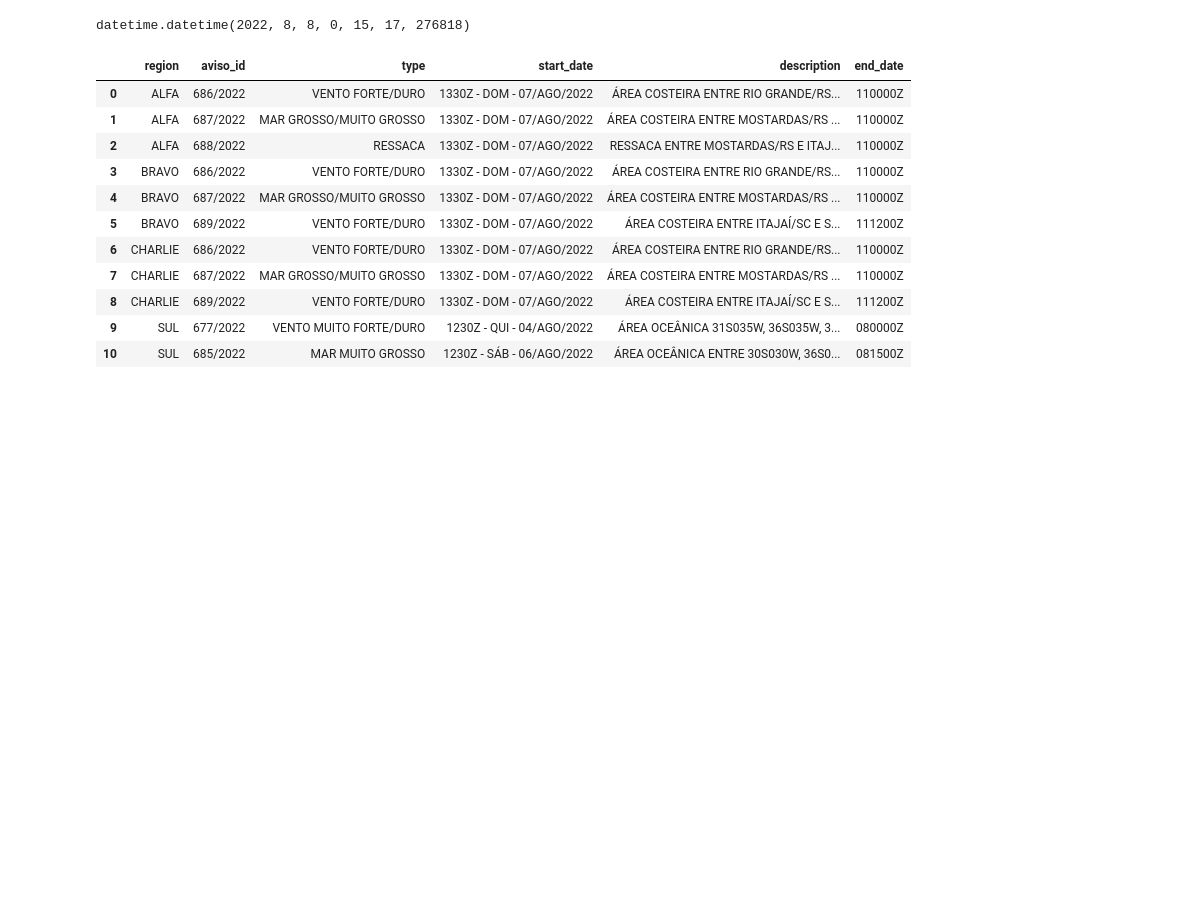
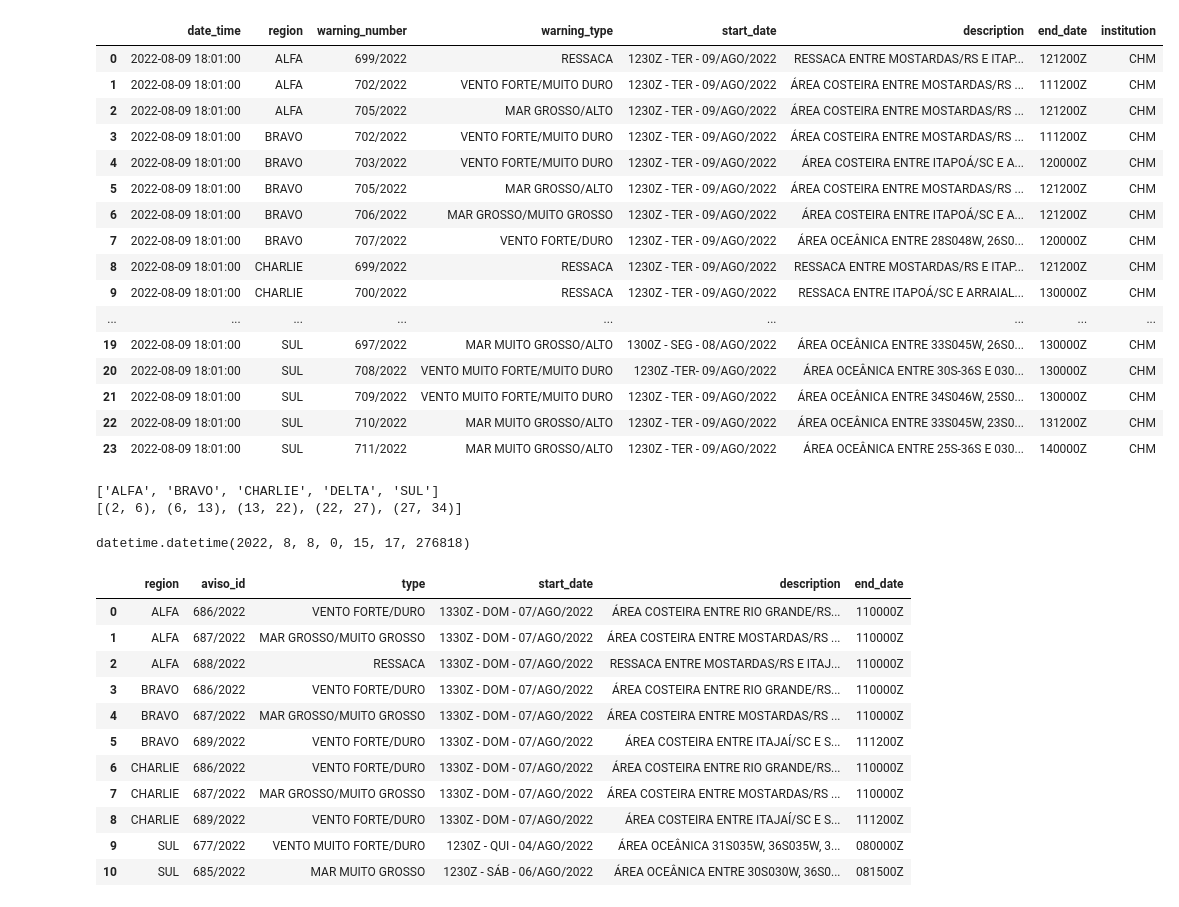
Before and after one commit to soutobias/oceanoobsbrasil, a Jupyter notebook: notebooks/chm.ipynb, the cells around one changed output. Saved outputs shown, nothing was run; the diff lists cells and outputs as text; code cells hidden in the pictures; blank space fills up the shorter version.

```diff
--- a/notebooks/chm.ipynb
+++ b/notebooks/chm.ipynb
@@ -20,0 +46,20 @@ w = WeatherWarning()
+# %%
+w.result
+# %% [output]
+|  | date_time | region | warning_number | warning_type | start_date | description | end_date | institution |
+| 0 | 2022-08-09 18:01:00 | ALFA | 699/2022 | RESSACA | 1230Z - TER - 09/AGO/2022 | RESSACA ENTRE MOSTARDAS/RS E ITAP... | 121200Z | CHM |
+| 1 | 2022-08-09 18:01:00 | ALFA | 702/2022 | VENTO FORTE/MUITO DURO | 1230Z - TER - 09/AGO/2022 | ÁREA COSTEIRA ENTRE MOSTARDAS/RS ... | 111200Z | CHM |
+| 2 | 2022-08-09 18:01:00 | ALFA | 705/2022 | MAR GROSSO/ALTO | 1230Z - TER - 09/AGO/2022 | ÁREA COSTEIRA ENTRE MOSTARDAS/RS ... | 121200Z | CHM |
+| 3 | 2022-08-09 18:01:00 | BRAVO | 702/2022 | VENTO FORTE/MUITO DURO | 1230Z - TER - 09/AGO/2022 | ÁREA COSTEIRA ENTRE MOSTARDAS/RS ... | 111200Z | CHM |
+| 4 | 2022-08-09 18:01:00 | BRAVO | 703/2022 | VENTO FORTE/MUITO DURO | 1230Z - TER - 09/AGO/2022 | ÁREA COSTEIRA ENTRE ITAPOÁ/SC E A... | 120000Z | CHM |
+| 5 | 2022-08-09 18:01:00 | BRAVO | 705/2022 | MAR GROSSO/ALTO | 1230Z - TER - 09/AGO/2022 | ÁREA COSTEIRA ENTRE MOSTARDAS/RS ... | 121200Z | CHM |
+| 6 | 2022-08-09 18:01:00 | BRAVO | 706/2022 | MAR GROSSO/MUITO GROSSO | 1230Z - TER - 09/AGO/2022 | ÁREA COSTEIRA ENTRE ITAPOÁ/SC E A... | 121200Z | CHM |
+| 7 | 2022-08-09 18:01:00 | BRAVO | 707/2022 | VENTO FORTE/DURO | 1230Z - TER - 09/AGO/2022 | ÁREA OCEÂNICA ENTRE 28S048W, 26S0... | 120000Z | CHM |
+| 8 | 2022-08-09 18:01:00 | CHARLIE | 699/2022 | RESSACA | 1230Z - TER - 09/AGO/2022 | RESSACA ENTRE MOSTARDAS/RS E ITAP... | 121200Z | CHM |
+| 9 | 2022-08-09 18:01:00 | CHARLIE | 700/2022 | RESSACA | 1230Z - TER - 09/AGO/2022 | RESSACA ENTRE ITAPOÁ/SC E ARRAIAL... | 130000Z | CHM |
+| ... | ... | ... | ... | ... | ... | ... | ... | ... |
+| 19 | 2022-08-09 18:01:00 | SUL | 697/2022 | MAR MUITO GROSSO/ALTO | 1300Z - SEG - 08/AGO/2022 | ÁREA OCEÂNICA ENTRE 33S045W, 26S0... | 130000Z | CHM |
+| 20 | 2022-08-09 18:01:00 | SUL | 708/2022 | VENTO MUITO FORTE/MUITO DURO | 1230Z -TER- 09/AGO/2022 | ÁREA OCEÂNICA ENTRE 30S-36S E 030... | 130000Z | CHM |
+| 21 | 2022-08-09 18:01:00 | SUL | 709/2022 | VENTO MUITO FORTE/MUITO DURO | 1230Z - TER - 09/AGO/2022 | ÁREA OCEÂNICA ENTRE 34S046W, 25S0... | 130000Z | CHM |
+| 22 | 2022-08-09 18:01:00 | SUL | 710/2022 | MAR MUITO GROSSO/ALTO | 1230Z - TER - 09/AGO/2022 | ÁREA OCEÂNICA ENTRE 33S045W, 23S0... | 131200Z | CHM |
+| 23 | 2022-08-09 18:01:00 | SUL | 711/2022 | MAR MUITO GROSSO/ALTO | 1230Z - TER - 09/AGO/2022 | ÁREA OCEÂNICA ENTRE 25S-36S E 030... | 140000Z | CHM |
@@ -22,0 +86,6 @@ w.get()
+# %%
+print(regions)
+print(idx)
+# %% [output]
+['ALFA', 'BRAVO', 'CHARLIE', 'DELTA', 'SUL']
+[(2, 6), (6, 13), (13, 22), (22, 27), (27, 34)]
```
Also changed, not shown: parts of 5 cells of this notebook, 2 other files.
